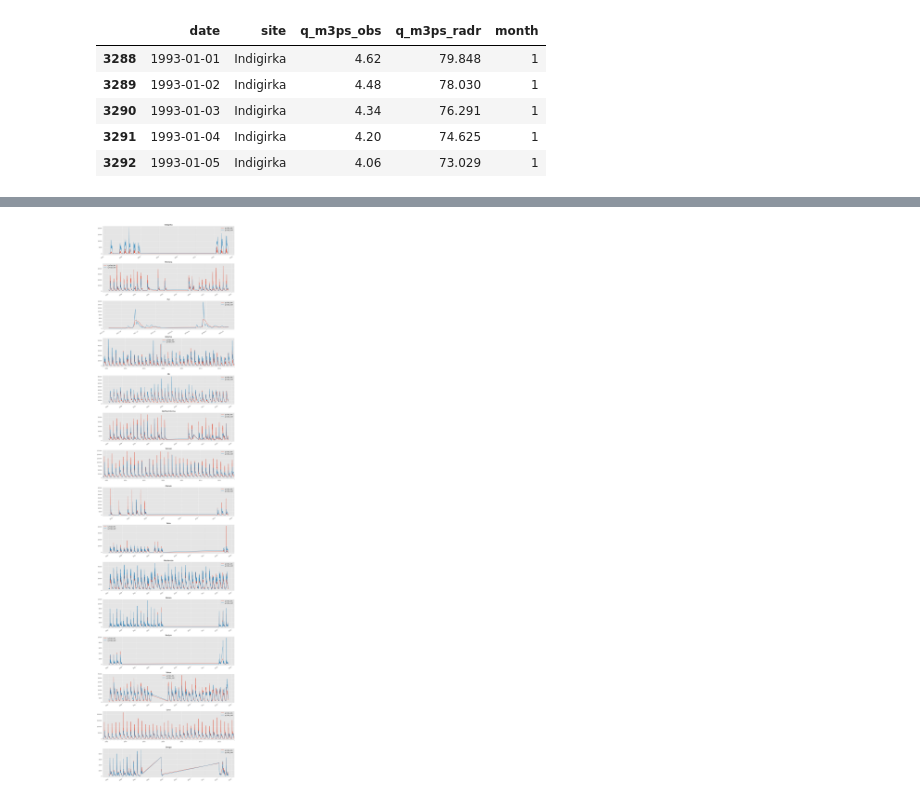
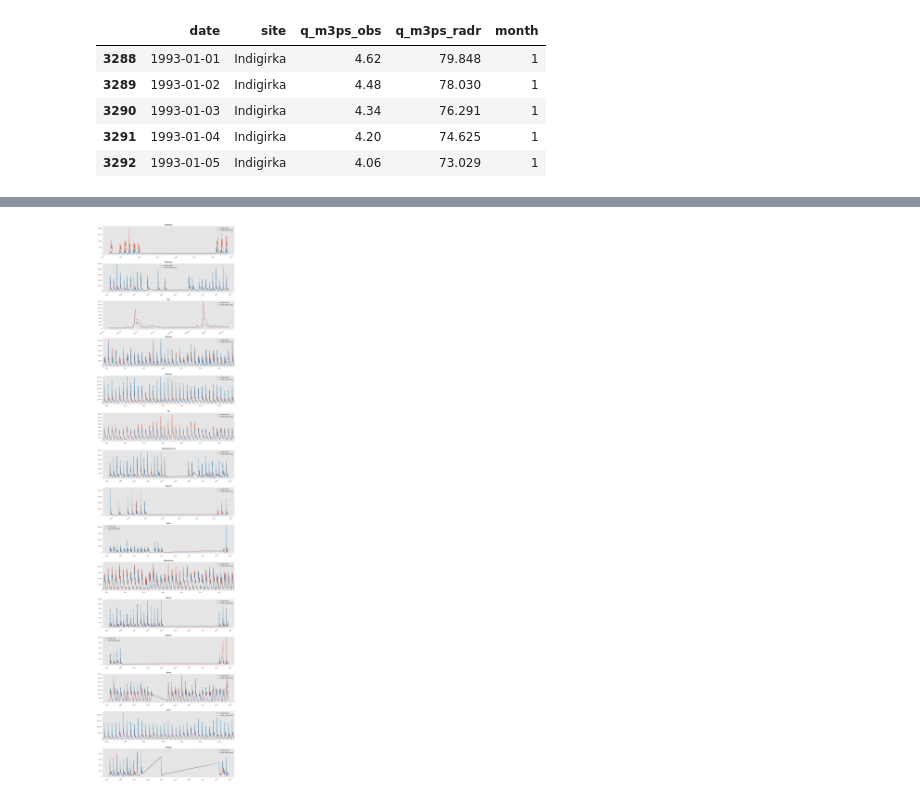
Before and after one commit to NIVANorge/BEST-Siberian, a Jupyter notebook: code/04_compare_radr_and_obs.ipynb, the cells around one changed output, grey strips where cells are left out. Cells and saved outputs as stored; diff of their text form; code cells hidden in the pictures.

```diff
--- a/code/04_compare_radr_and_obs.ipynb
+++ b/code/04_compare_radr_and_obs.ipynb
@@ -24,0 +79,3 @@ df.head()
+# %%
+# Rename rivers in geodataframe so they match the dataframe
+gdf.rename({"Ob'": "Ob", "Northern Dvina": "NorthernDvina", "Mezen'": "Mezen"}, inplace=True)
@@ -24,0 +90,13 @@ df.head()
+# %%
+agro_area = 'area_GRDC_'  # km2
+
+df['q_obs_scaled_m3ps'] = np.NaN
+for river in rivers_li:
+    q_original = df.loc[df['site'] == river, 'q_m3ps_obs']
+    q_scaled = q_original * gdf['radr_area_'][river]/gdf[agro_area][river]
+    q_scaled = q_scaled.values
+    df.loc[df['site'] == river, 'q_obs_scaled_m3ps'] = q_scaled
+# %%
+# Quick check of scaling
+site = "Ob"
+df.query("site == @site").head()
@@ -41,21 +125,26 @@ sn.lmplot(
 # %%
 # Hexbin plot to reduce noise
+# obs = "q_obs_scaled_m3ps"
+obs = 'q_m3ps_obs'
 fig, axes = plt.subplots(nrows=5, ncols=3, figsize=(12, 20))
 axes = axes.flatten()
 
-for idx, site in enumerate(df["site"].unique()):
+for idx, site in enumerate(rivers_li):
     df2 = df.query("site == @site")
     axes[idx].hexbin(
         data=df2,
-        x="q_m3ps_obs",
+        x=obs,
         y="q_m3ps_radr",
         gridsize=30,
         bins="log",
         cmap="plasma",
     )
-    axes[idx].plot(df2["q_m3ps_obs"], df2["q_m3ps_obs"], "k-")
+    axes[idx].plot(df2[obs], df2[obs], "k-")
     axes[idx].set_title(site)
-    axes[idx].set_xlabel("q_m3ps_obs")
+    axes[idx].set_xlabel(obs)
     axes[idx].set_ylabel("q_m3ps_radr")
+
+# plt.suptitle("RADR vs area-scaled ArcticGRO daily Q")
 plt.tight_layout()
+plt.savefig("/home/jovyan/BEST-Siberian/output/analysis/plots/compare_q_radr_obs/radr_obs_daily_hexbin")
 # %% [output]
@@ -76,23 +154,20 @@ df2.head()
 # %%
 # Timeseries
-site_list = df["site"].unique()
+fig, axes = plt.subplots(nrows=len(rivers_li), ncols=1, figsize=(15, 60))
 
-fig, axes = plt.subplots(nrows=len(site_list), ncols=1, figsize=(15, 60))
-
-for idx, site in enumerate(site_list):
+for idx, site in enumerate(rivers_li):
     ax = axes[idx]
-    df2 = df.loc[df['site'] == site]
+    df2 = df.loc[df['site'] == site, ['date', 'q_m3ps_radr', 'q_obs_scaled_m3ps']]
 
     df2 = df2.set_index('date')
     df2.index = pd.to_datetime(df2.index)
-    df2.drop('month', axis=1, inplace=True)
 
     df2.plot(ax=ax)
 
     ax.set_title(site)
     ax.xaxis.label.set_visible(False)
 
 plt.tight_layout()
 plt.show()
 # %% [output]
-[figure, old version]
+[figure, new version]
```
Also changed, not shown: parts of 23 cells of this notebook, 11 other files.
